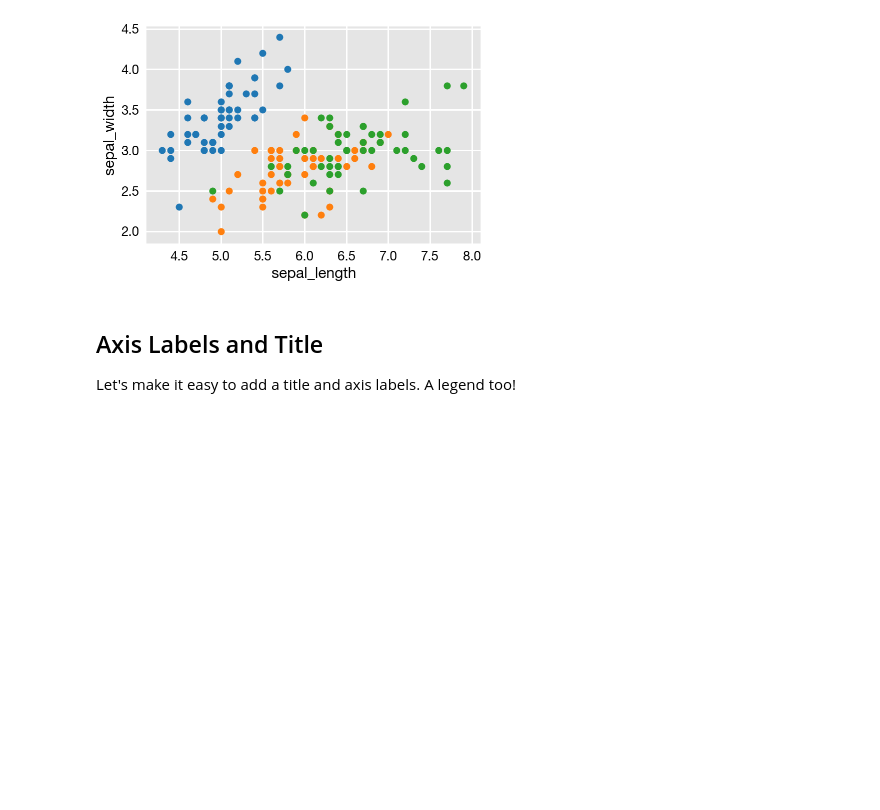
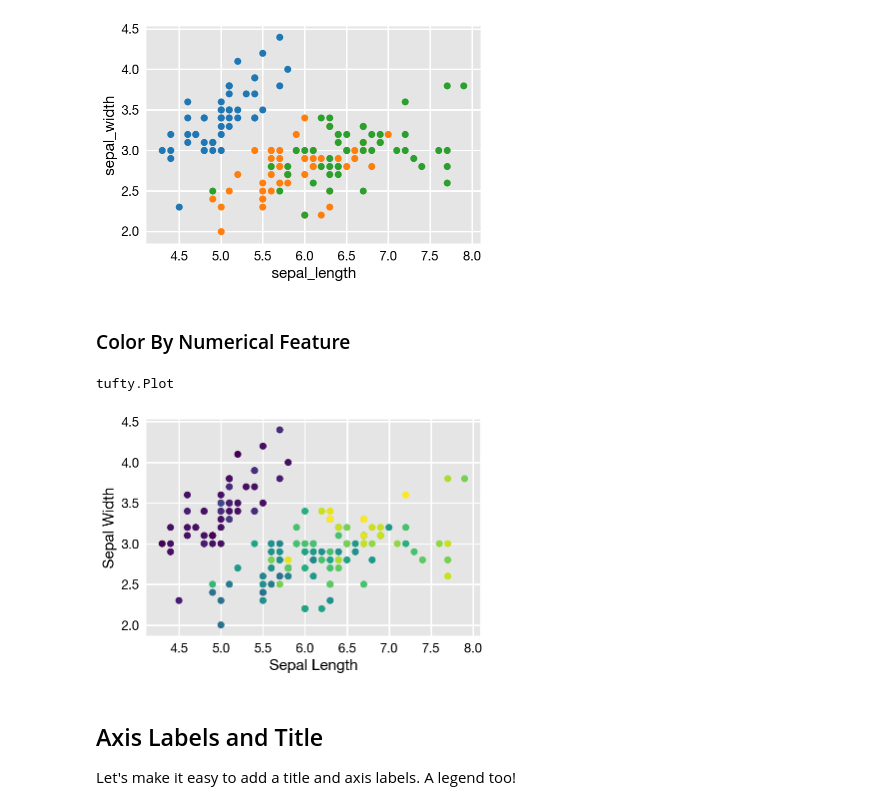
Before and after one commit to mcleonard/tufty, a Jupyter notebook: Scatter Dev.ipynb, the cells around one changed output. Saved outputs shown, nothing was run; the diff lists cells and outputs as text; code cells hidden in the pictures; blank space fills up the shorter version.

Commit message:
Add scatter plot color by numerical feature

```diff
--- a/Development.ipynb
+++ b/Scatter Dev.ipynb
@@ -48,6 +50,14 @@ plot = tft.Plot(iris).scatter('sepal_length', 'sepal_width', color='red')
 plot = tft.Plot(iris).scatter('sepal_length', 'sepal_width', color='species')
 # %% [output]
 [figure]
+# %% [markdown]
+### Color By Numerical Feature
+# %%
+plot = tft.Plot(iris).scatter('sepal_length', 'sepal_width', color='petal_width')
+plot.labels(x="Sepal Length", y="Sepal Width")
+# %% [output]
+tufty.Plot
+[figure, added]
 # %% [markdown]
 ## Axis Labels and Title
 
```
Also changed, not shown: parts of 1 cell of this notebook, 1 other file.
